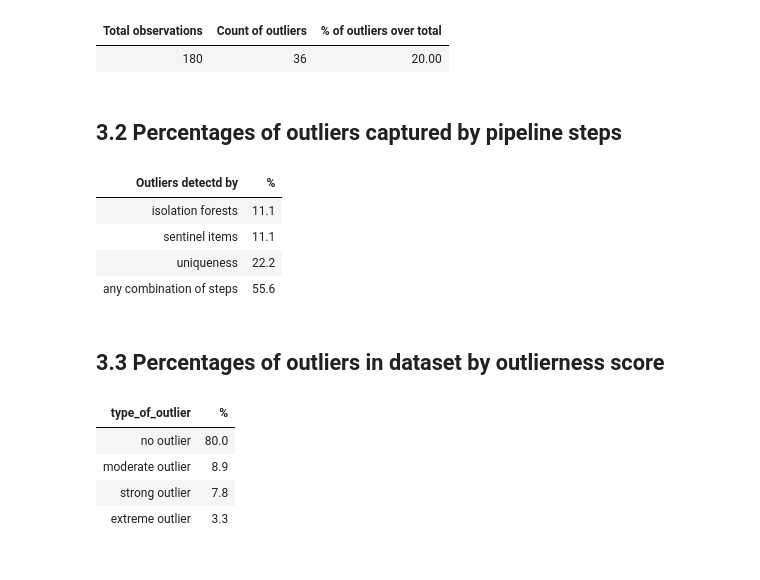
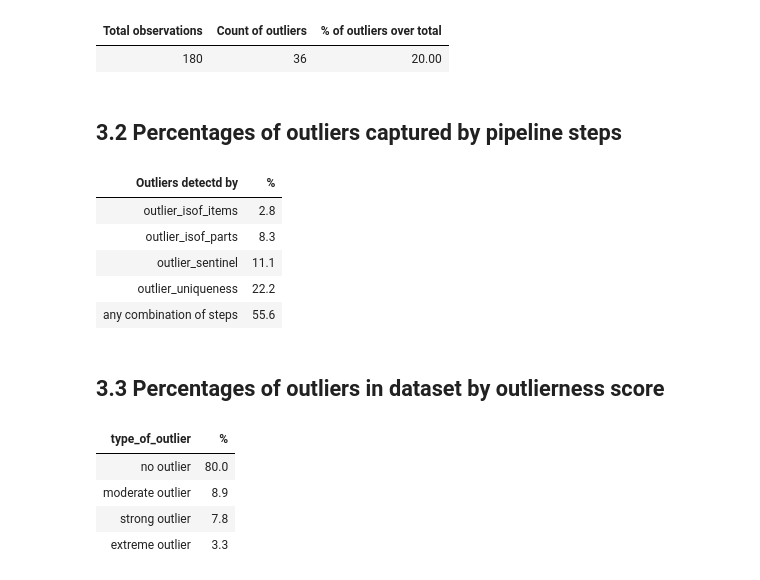
Before and after one commit to alkaest2002/mhsc, a Jupyter notebook: analysis.ipynb, the cells around one changed output. Cells and saved outputs as stored; diff of their text form; code cells hidden in the pictures.

```diff
--- a/analysis.ipynb
+++ b/analysis.ipynb
@@ -348,43 +348,40 @@ perc_of_otuliers = round(count_of_outliers / df.shape[0] * 100, 1)
 # %% [output]
 | Total observations | Count of outliers | % of outliers over total |
 | 180 | 36 | 20.00 |
-# %% [markdown]
-## 3.2 Percentages of outliers captured by pipeline steps
+# %% [markdown]
+## 3.2 Percentages of outliers captured by pipeline steps
 # %%
 outliers_columns = df.filter(regex="outlier_").columns.to_list()
 
 outliers_by_step = (df[(df[outliers_columns] == -1).any(axis=1)][outliers_columns])
 
-strategy = [
-    "any combination of steps","any combination of steps","any combination of steps",
-    "any combination of steps","sentinel items","any combination of steps",
-    "any combination of steps","any combination of steps","uniqueness",
-    "isolation forests","isolation forests",
-]
+def get_type_of_strategy(x):
+    x = x.iloc[:, :-1].astype(int).T
+    return x.apply(
+        lambda y: y.index[y==-1].to_list()[0] if y.clip(-1,0).sum() == -1
+            else "any combination of steps", axis=0
+    )
 
 (
     (outliers_by_step
         .astype(str)
         .value_counts(normalize=True, sort=False)
         .reset_index(drop=False)
         .sort_values(by=outliers_columns)
-        .assign(strategy=strategy)
-        .groupby("strategy")
-            [["proportion"]]
+        .assign(strategy=lambda x: get_type_of_strategy(x))
+        .groupby("strategy")[["proportion"]]
             .sum().sort_values(by="proportion")
         .reset_index(drop=False)
         .rename(columns={"strategy":"Outliers detectd by","proportion":"%"})
         .style
             .hide()
             .format(lambda x: round(x*100, 1), subset=["%"])
-
     )
 )
 # %% [output]
 | Outliers detectd by | % |
-| isolation forests | 11.1 |
-| sentinel items | 11.1 |
-| uniqueness | 22.2 |
+| outlier_isof_items | 2.8 |
+| outlier_isof_parts | 8.3 |
+| outlier_sentinel | 11.1 |
+| outlier_uniqueness | 22.2 |
 | any combination of steps | 55.6 |
-# %% [markdown]
-## 3.3 Percentages of outliers in dataset by outlierness score
@@ -398,0 +388,2 @@ type_of_outlier = {
+# %% [markdown]
+## 3.3 Percentages of outliers in dataset by outlierness score
```
Also changed, not shown: parts of 22 cells of this notebook.
